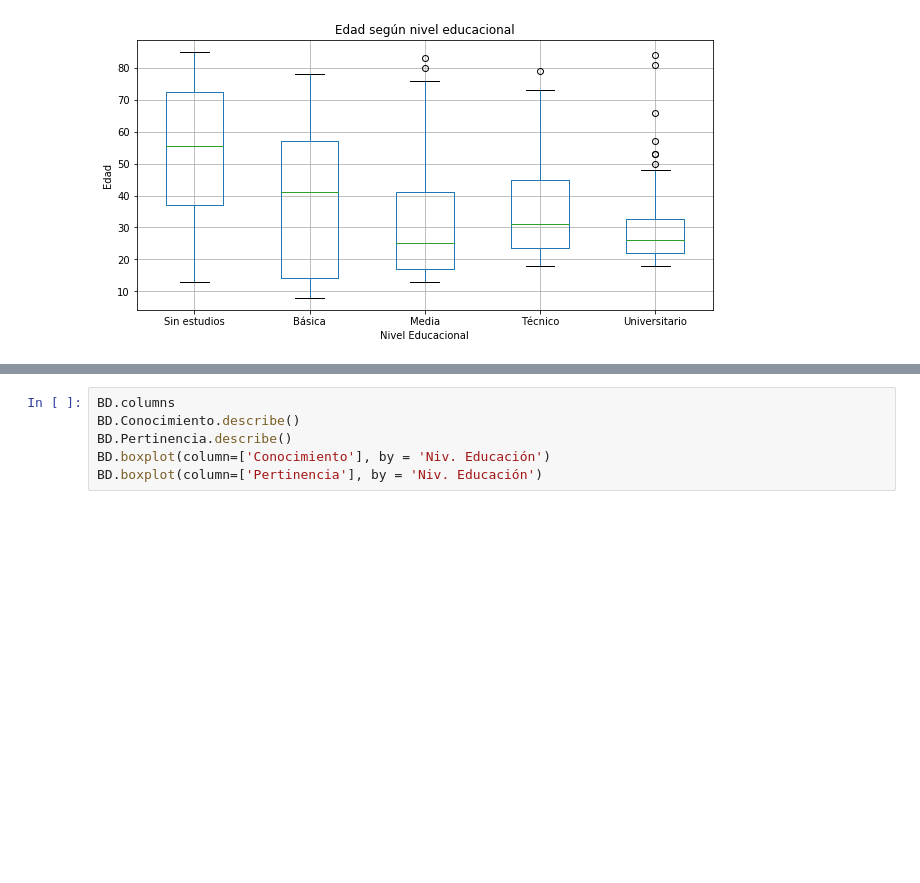
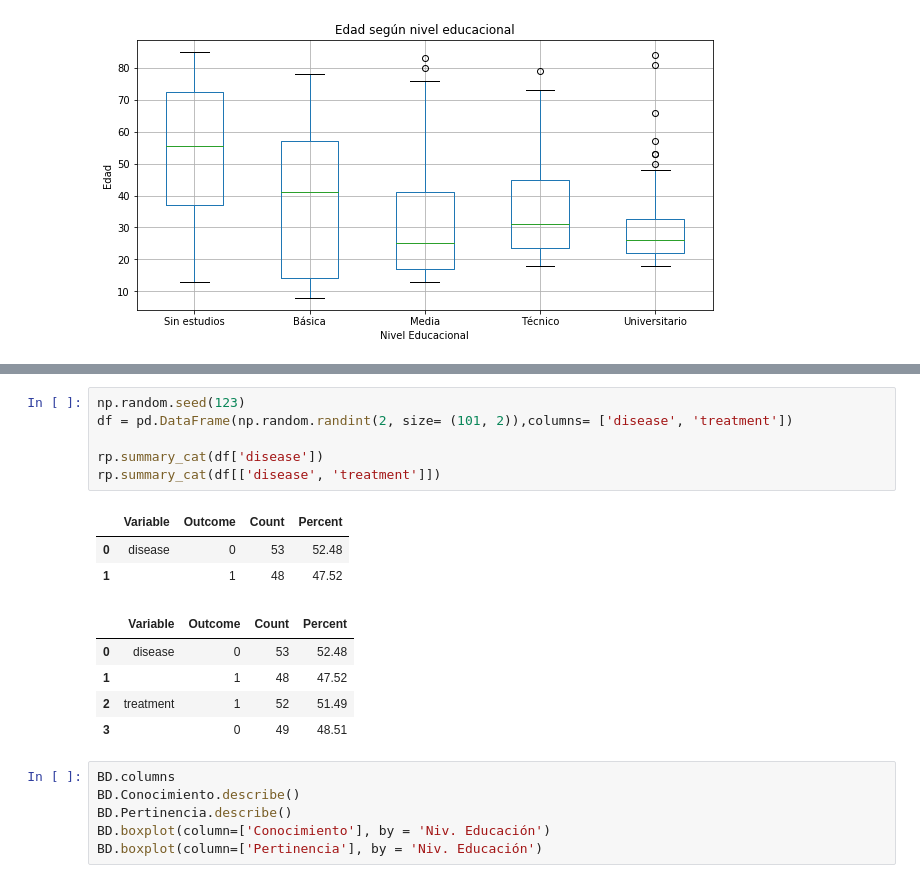
Before and after one commit to superegi/conocimiento131, a Jupyter notebook: Conocimiento 131.ipynb, the cells around one changed output, grey strips where cells are left out. Cells and saved outputs as stored; diff of their text form; blank space fills up the shorter version.

```diff
--- a/Conocimiento 131.ipynb
+++ b/Conocimiento 131.ipynb
@@ -222,3 +274,18 @@ Text(0.5, 0.98, '')
+# %%
+np.random.seed(123)
+df = pd.DataFrame(np.random.randint(2, size= (101, 2)),columns= ['disease', 'treatment'])
+
+rp.summary_cat(df['disease'])
+rp.summary_cat(df[['disease', 'treatment']])
+# %% [output]
+|  | Variable | Outcome | Count | Percent |
+| 0 | disease | 0 | 53 | 52.48 |
+| 1 |  | 1 | 48 | 47.52 |
+|  | Variable | Outcome | Count | Percent |
+| 0 | disease | 0 | 53 | 52.48 |
+| 1 |  | 1 | 48 | 47.52 |
+| 2 | treatment | 1 | 52 | 51.49 |
+| 3 |  | 0 | 49 | 48.51 |
 # %%
 BD.columns
 BD.Conocimiento.describe()
```
Also changed, not shown: parts of 7 cells of this notebook, 3 other files.
